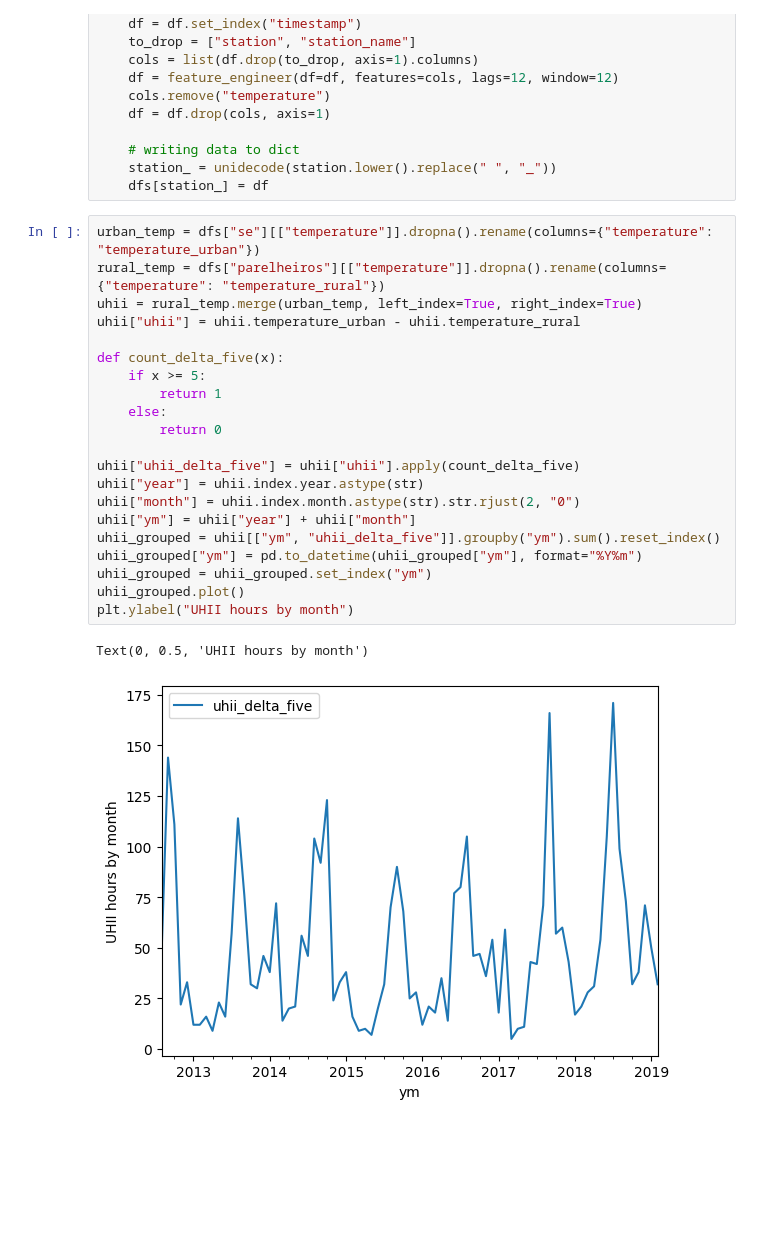
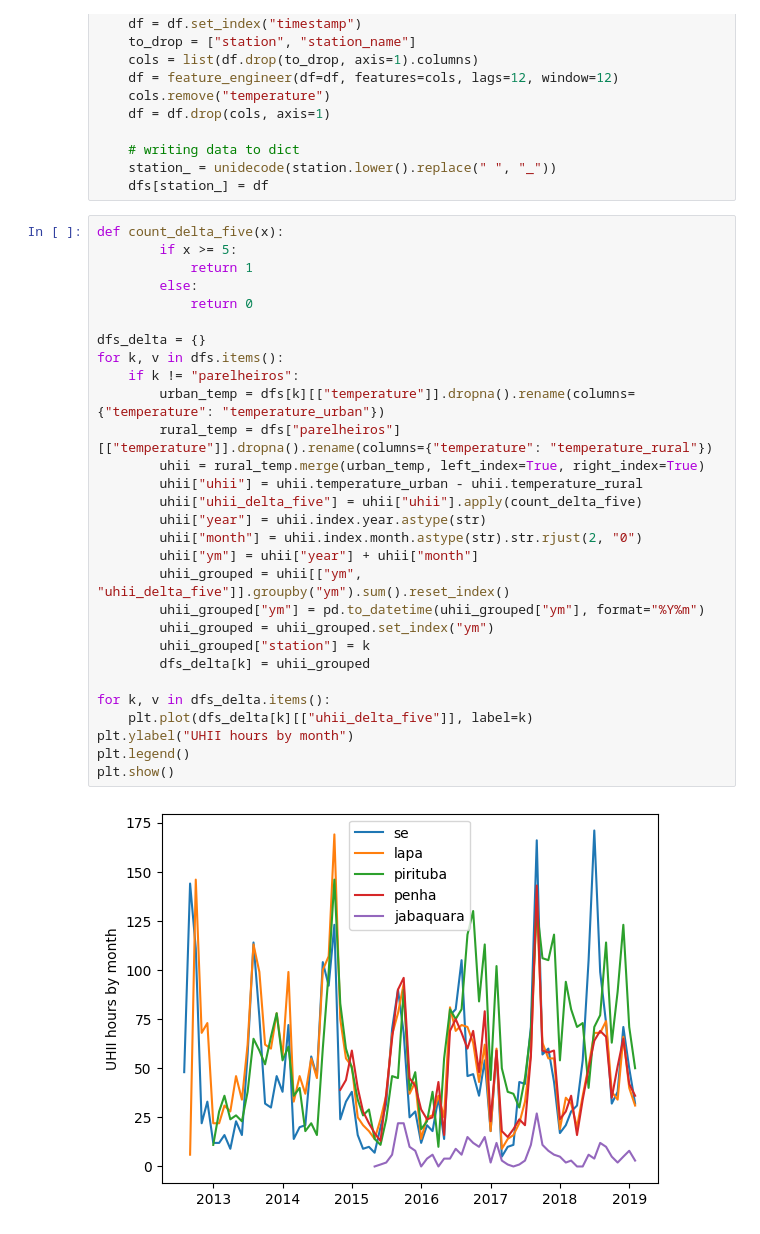
Before and after one commit to plbalmeida/ml-uhi, a Jupyter notebook: notebooks/1.0-eda.ipynb, the cells around one changed output. Drawn from its saved outputs; the diff is of its cells as text; blank space fills up the shorter version.

```diff
--- a/notebooks/1.0-eda.ipynb
+++ b/notebooks/1.0-eda.ipynb
@@ -124,26 +124,33 @@ for station in ["Sé", "Lapa", "Pirituba", "Penha", "Jabaquara", "Parelheiros"]:
     station_ = unidecode(station.lower().replace(" ", "_"))
     dfs[station_] = df
 # %%
-urban_temp = dfs["se"][["temperature"]].dropna().rename(columns={"temperature": "temperature_urban"})
-rural_temp = dfs["parelheiros"][["temperature"]].dropna().rename(columns={"temperature": "temperature_rural"})
-uhii = rural_temp.merge(urban_temp, left_index=True, right_index=True)
-uhii["uhii"] = uhii.temperature_urban - uhii.temperature_rural
+def count_delta_five(x):
+        if x >= 5:
+            return 1
+        else:
+            return 0
 
-def count_delta_five(x):
-    if x >= 5:
-        return 1
-    else:
-        return 0
+dfs_delta = {}
+for k, v in dfs.items():
+    if k != "parelheiros":
+        urban_temp = dfs[k][["temperature"]].dropna().rename(columns={"temperature": "temperature_urban"})
+        rural_temp = dfs["parelheiros"][["temperature"]].dropna().rename(columns={"temperature": "temperature_rural"})
+        uhii = rural_temp.merge(urban_temp, left_index=True, right_index=True)
+        uhii["uhii"] = uhii.temperature_urban - uhii.temperature_rural
+        uhii["uhii_delta_five"] = uhii["uhii"].apply(count_delta_five)
+        uhii["year"] = uhii.index.year.astype(str)
+        uhii["month"] = uhii.index.month.astype(str).str.rjust(2, "0")
+        uhii["ym"] = uhii["year"] + uhii["month"]
+        uhii_grouped = uhii[["ym", "uhii_delta_five"]].groupby("ym").sum().reset_index()
+        uhii_grouped["ym"] = pd.to_datetime(uhii_grouped["ym"], format="%Y%m")
+        uhii_grouped = uhii_grouped.set_index("ym")
+        uhii_grouped["station"] = k
+        dfs_delta[k] = uhii_grouped
 
-uhii["uhii_delta_five"] = uhii["uhii"].apply(count_delta_five)
-uhii["year"] = uhii.index.year.astype(str)
-uhii["month"] = uhii.index.month.astype(str).str.rjust(2, "0")
-uhii["ym"] = uhii["year"] + uhii["month"]
-uhii_grouped = uhii[["ym", "uhii_delta_five"]].groupby("ym").sum().reset_index()
-uhii_grouped["ym"] = pd.to_datetime(uhii_grouped["ym"], format="%Y%m")
-uhii_grouped = uhii_grouped.set_index("ym")
-uhii_grouped.plot()
+for k, v in dfs_delta.items():
+    plt.plot(dfs_delta[k][["uhii_delta_five"]], label=k)
 plt.ylabel("UHII hours by month")
+plt.legend()
+plt.show()
 # %% [output]
-Text(0, 0.5, 'UHII hours by month')
-[figure, old version]
+[figure, new version]
```
Also changed, not shown: 1 other file.
